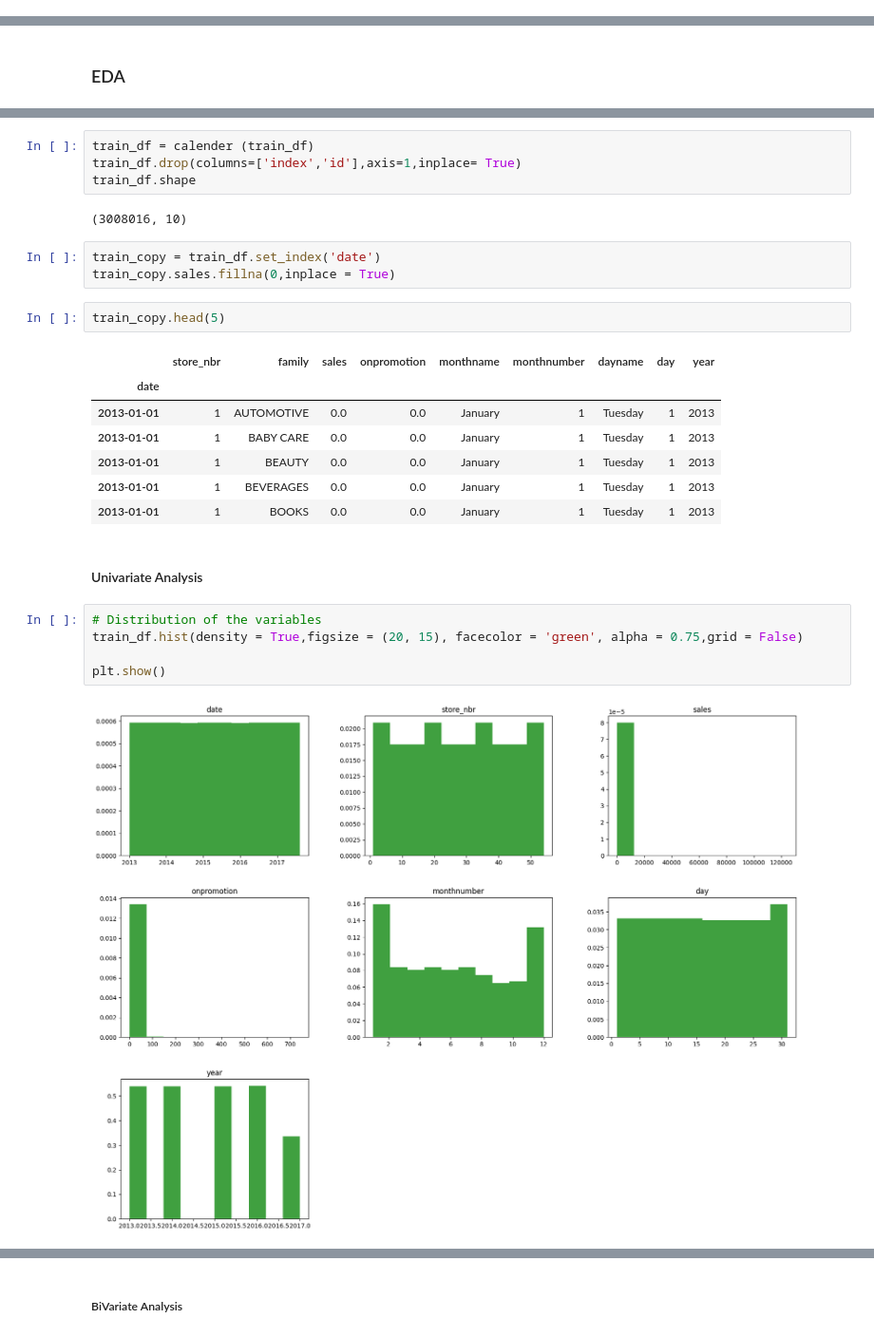
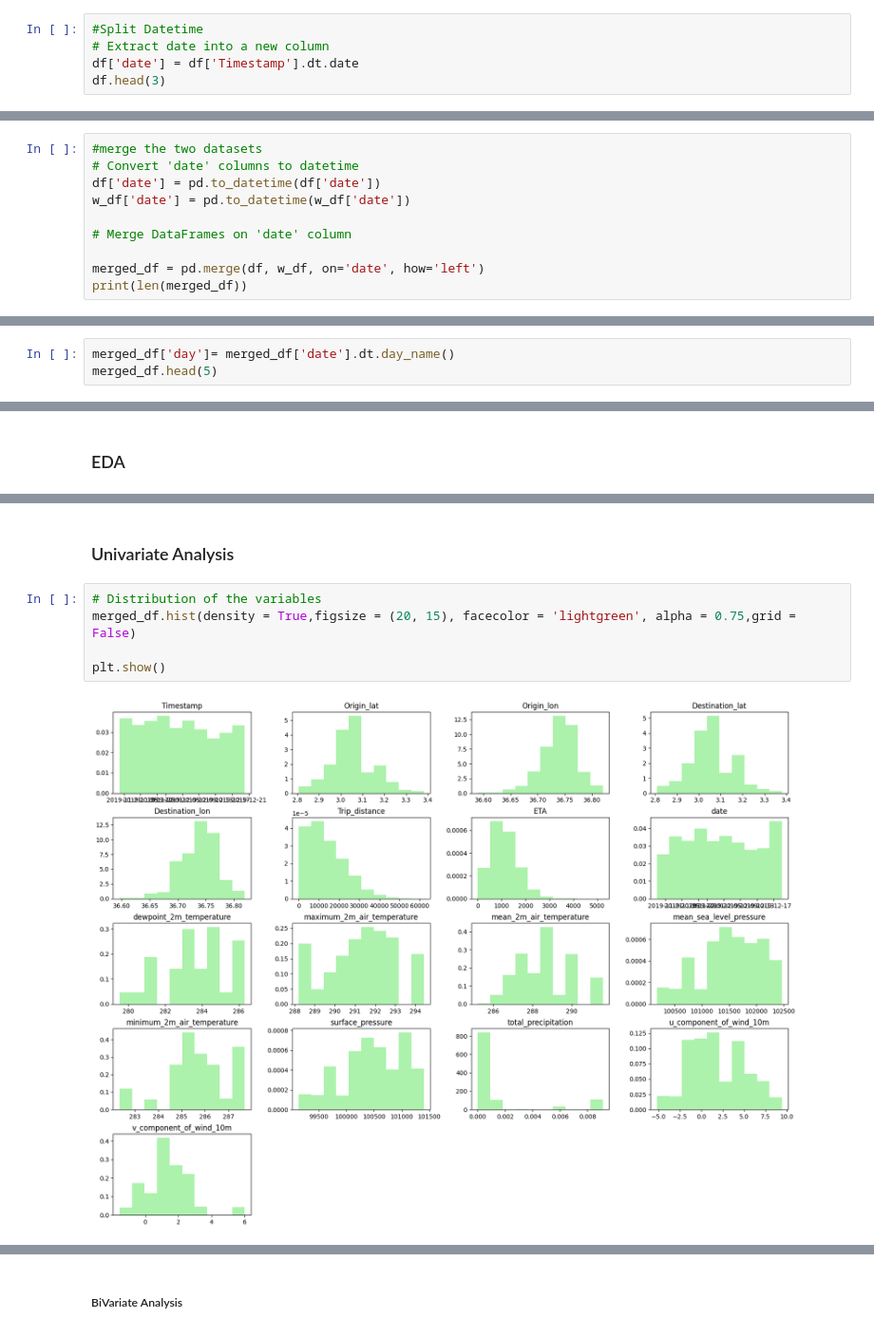
Before and after one commit to kwasichrappah/yassir_eta_prediction, a Jupyter notebook: sales_forecast_copy.ipynb, the cells around one changed output, grey strips where cells are left out. Shown at 95% size. Drawn from its saved outputs; the diff is of its cells as text.

```diff
--- a/sales_forecast_copy.ipynb
+++ b/sales_forecast_copy.ipynb
@@ -144,0 +117,5 @@ memory usage: 137.4+ MB
+# %%
+#Split Datetime
+# Extract date into a new column
+df['date'] = df['Timestamp'].dt.date
+df.head(3)
@@ -144,0 +127,10 @@ memory usage: 137.4+ MB
+# %%
+#merge the two datasets
+# Convert 'date' columns to datetime
+df['date'] = pd.to_datetime(df['date'])
+w_df['date'] = pd.to_datetime(w_df['date'])
+
+# Merge DataFrames on 'date' column
+
+merged_df = pd.merge(df, w_df, on='date', how='left')
+print(len(merged_df))
@@ -144,0 +139,3 @@ memory usage: 137.4+ MB
+# %%
+merged_df['day']= merged_df['date'].dt.day_name()
+merged_df.head(5)
@@ -291,29 +176,10 @@ train_df['sales'] = train_df['sales'].fillna(0)
-# %%
-train_df = calender (train_df)
-train_df.drop(columns=['index','id'],axis=1,inplace= True)
-train_df.shape
-# %% [output]
-(3008016, 10)
-# %%
-train_copy = train_df.set_index('date')
-train_copy.sales.fillna(0,inplace = True)
-# %%
-train_copy.head(5)
-# %% [output]
-|  | store_nbr | family | sales | onpromotion | monthname | monthnumber | dayname | day | year |
-| date |  |  |  |  |  |  |  |  |  |
-| 2013-01-01 | 1 | AUTOMOTIVE | 0.0 | 0.0 | January | 1 | Tuesday | 1 | 2013 |
-| 2013-01-01 | 1 | BABY CARE | 0.0 | 0.0 | January | 1 | Tuesday | 1 | 2013 |
-| 2013-01-01 | 1 | BEAUTY | 0.0 | 0.0 | January | 1 | Tuesday | 1 | 2013 |
-| 2013-01-01 | 1 | BEVERAGES | 0.0 | 0.0 | January | 1 | Tuesday | 1 | 2013 |
-| 2013-01-01 | 1 | BOOKS | 0.0 | 0.0 | January | 1 | Tuesday | 1 | 2013 |
 # %% [markdown]
-#### Univariate Analysis
+### Univariate Analysis
 # %%
 # Distribution of the variables
-train_df.hist(density = True,figsize = (20, 15), facecolor = 'green', alpha = 0.75,grid = False)
+merged_df.hist(density = True,figsize = (20, 15), facecolor = 'lightgreen', alpha = 0.75,grid = False)
 
 plt.show()
 # %% [output]
-[figure, old version]
+[figure, new version]
 # %%
```
Also changed, not shown: parts of 32 cells of this notebook, 1 other file.
